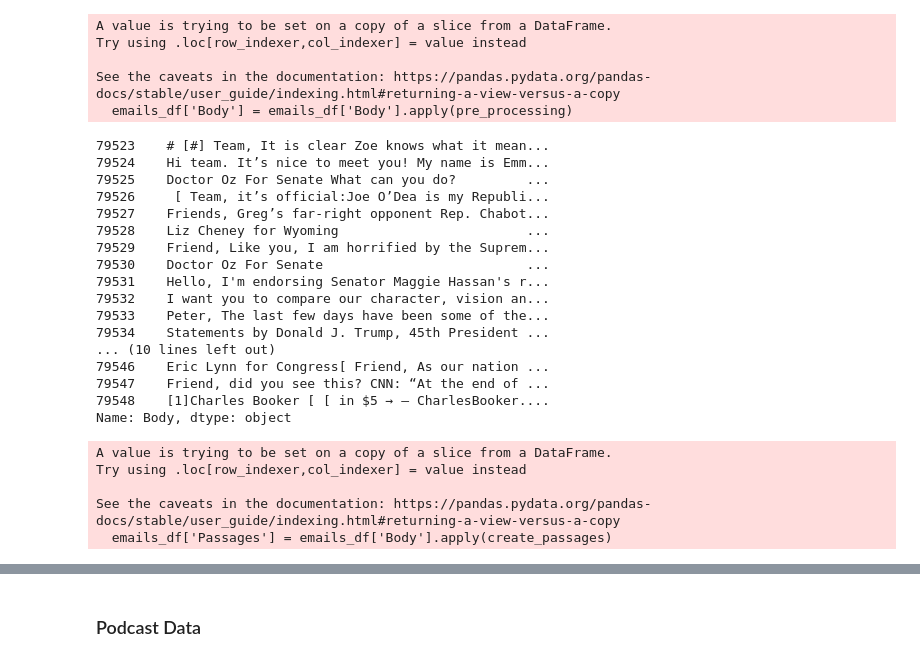
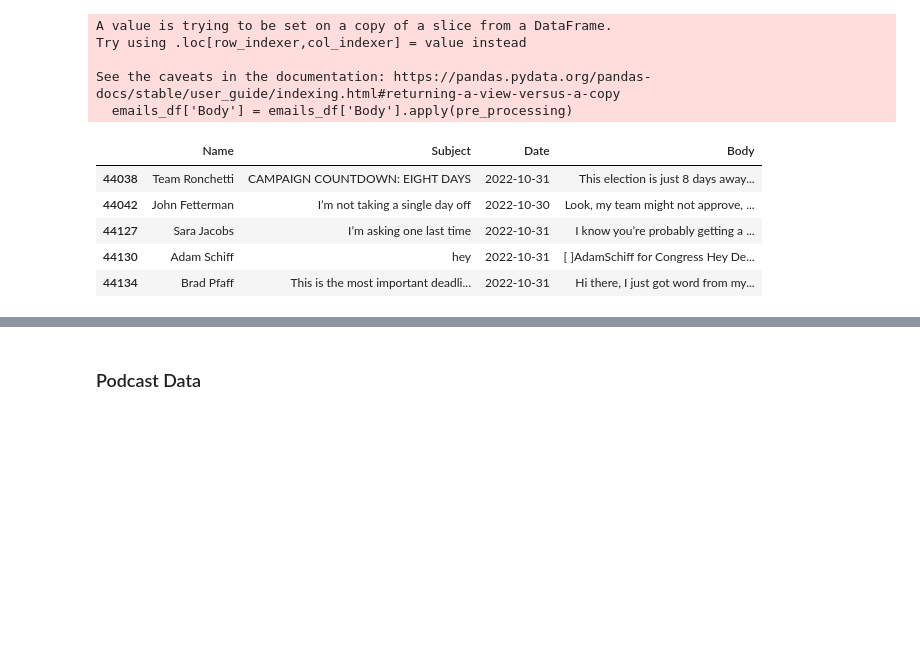
Before and after one commit to RohitMacherla3/narrative-detection-nlp-topicmodeling, a Jupyter notebook: pre-processing.ipynb, the cells around one changed output, grey strips where cells are left out. Drawn from its saved outputs; the diff is of its cells as text; code cells hidden in the pictures; blank space fills up the shorter version.

Commit message:
moved the passage code to standalone notebook

```diff
--- a/pre-processing.ipynb
+++ b/pre-processing.ipynb
@@ -58,7 +35,7 @@ def create_passages(text, max_words_per_passage=100):
 # %% [markdown]
 ### Emails Data
 # %%
-emails_data = pd.read_csv('Email/emails_raw.csv')
+emails_data = pd.read_csv('Email/emails_data_raw.csv')
 
 #filtering 2022 emails for 10 months
 emails_2022 = emails_data[emails_data['Year'] == 2022]
@@ -117,28 +72,15 @@ Try using .loc[row_indexer,col_indexer] = value instead
 
 See the caveats in the documentation: https://pandas.pydata.org/pandas-docs/stable/user_guide/indexing.html#returning-a-view-versus-a-copy
   emails_df['Body'] = emails_df['Body'].apply(pre_processing)
-# %%
-# after pre-processing
-
-emails_df['Body'][34875:34900]
-# %% [output]
-79523    # [#] Team, It is clear Zoe knows what it mean...
-79524    Hi team. It’s nice to meet you! My name is Emm...
-79525    Doctor Oz For Senate What can you do?         ...
-79526     [ Team, it’s official:Joe O’Dea is my Republi...
-79527    Friends, Greg’s far-right opponent Rep. Chabot...
-79528    Liz Cheney for Wyoming                        ...
-79529    Friend, Like you, I am horrified by the Suprem...
-79530    Doctor Oz For Senate                          ...
-79531    Hello, I'm endorsing Senator Maggie Hassan's r...
-79532    I want you to compare our character, vision an...
-79533    Peter, The last few days have been some of the...
-79534    Statements by Donald J. Trump, 45th President ...
-... (10 lines left out)
-79546    Eric Lynn for Congress[ Friend, As our nation ...
-79547    Friend, did you see this? CNN: “At the end of ...
-79548    [1]Charles Booker [ [ in $5 → — CharlesBooker....
-Name: Body, dtype: object
+# %%
+emails_df.head()
+# %% [output]
+|  | Name | Subject | Date | Body |
+| 44038 | Team Ronchetti | CAMPAIGN COUNTDOWN: EIGHT DAYS | 2022-10-31 | This election is just 8 days away... |
+| 44042 | John Fetterman | I’m not taking a single day off | 2022-10-30 | Look, my team might not approve, ... |
+| 44127 | Sara Jacobs | I’m asking one last time | 2022-10-31 | I know you’re probably getting a ... |
+| 44130 | Adam Schiff | hey | 2022-10-31 | [ ]AdamSchiff for Congress Hey De... |
+| 44134 | Brad Pfaff | This is the most important deadli... | 2022-10-31 | Hi there, I just got word from my... |
 # %%
 # j = 0
 # for i in emails_df['Body']:
@@ -147,11 +89,3 @@ Name: Body, dtype: object
 #         print("**********************************")
 #         print()
 #     j +=1
-# %%
-emails_df['Passages'] = emails_df['Body'].apply(create_passages)
-# %% [output]
-A value is trying to be set on a copy of a slice from a DataFrame.
-Try using .loc[row_indexer,col_indexer] = value instead
-
-See the caveats in the documentation: https://pandas.pydata.org/pandas-docs/stable/user_guide/indexing.html#returning-a-view-versus-a-copy
-  emails_df['Passages'] = emails_df['Body'].apply(create_passages)
```
Also changed, not shown: parts of 18 cells of this notebook.
